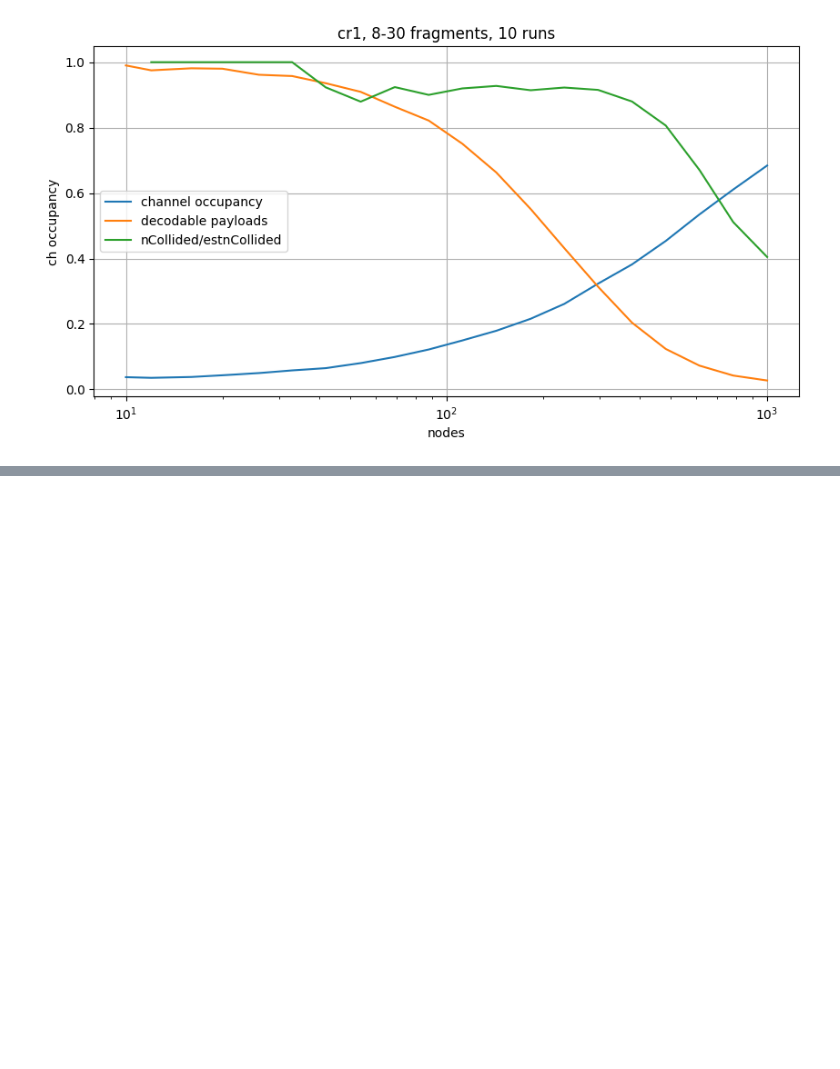
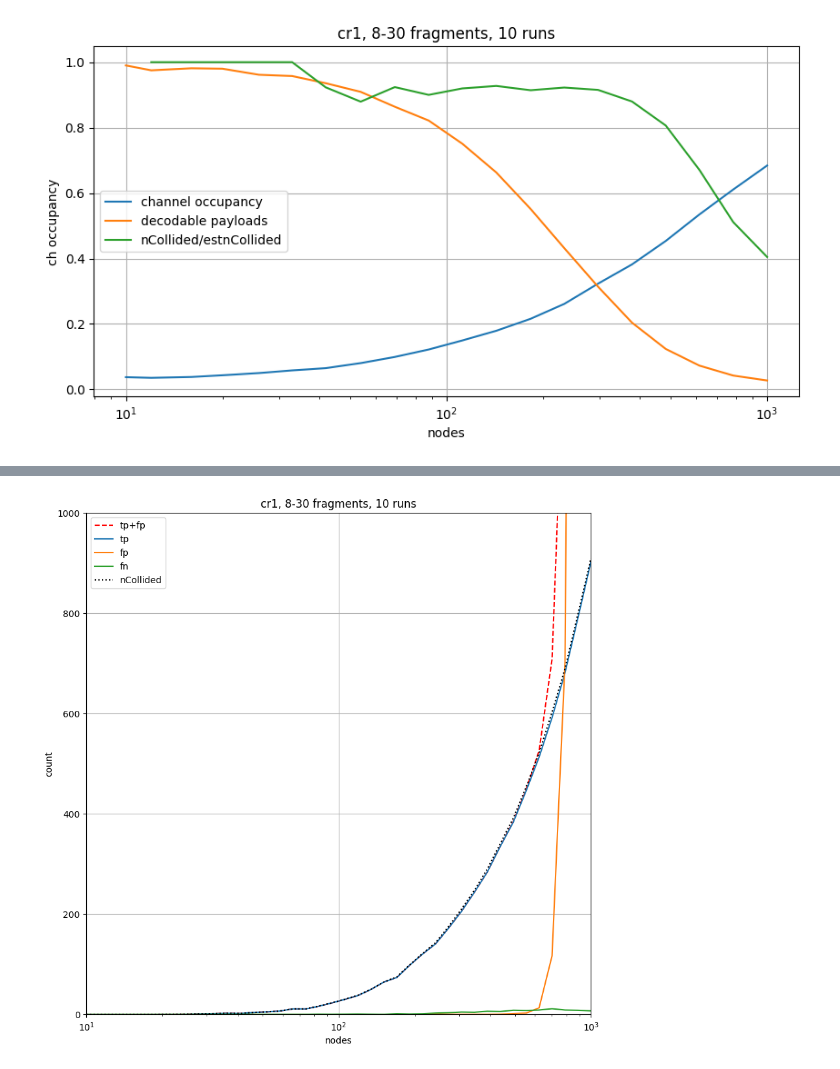
Before and after one commit to diegomm6/lr-fhss_seq-families, a Jupyter notebook: predecode.ipynb, the cells around one changed output, grey strips where cells are left out. Cells and saved outputs as stored; diff of their text form; code cells hidden in the pictures; blank space fills up the shorter version.

```diff
--- a/predecode.ipynb
+++ b/predecode.ipynb
@@ -142,0 +173,22 @@ plt.show()
+# %%
+plt.figure(figsize=(10,10))
+
+plt.plot(nodes, fhslocator_results, label=f'tp+fp', color='r', linestyle='dashed')
+plt.plot(nodes, data['cr1-800p-31frg-tp'], label=f'tp')
+plt.plot(nodes, data['cr1-800p-31frg-fp'], label=f'fp')
+plt.plot(nodes, data['cr1-800p-31frg-fn'], label=f'fn')
+plt.plot(nodes, decodable_collided, label=f'nCollided', color='k', linestyle='dotted')
+
+#plt.axvline(x=lim, color='m', label=f'limit={lim}')
+
+plt.title('cr1, 8-30 fragments, 10 runs')
+plt.xlabel('nodes')
+plt.xscale('log')
+plt.ylabel('count')
+plt.xlim(1e1,1e3)
+plt.ylim(0,1e3)
+plt.grid()
+plt.legend()
+plt.show()
+# %% [output]
+[figure, added]
```
Also changed, not shown: parts of 9 cells of this notebook, 4 other files.
